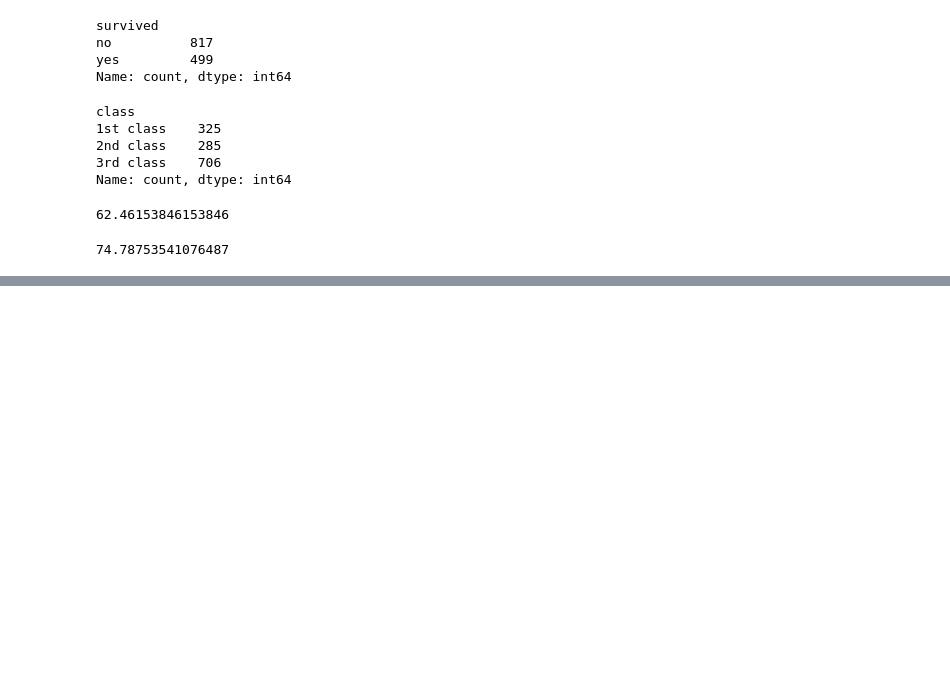
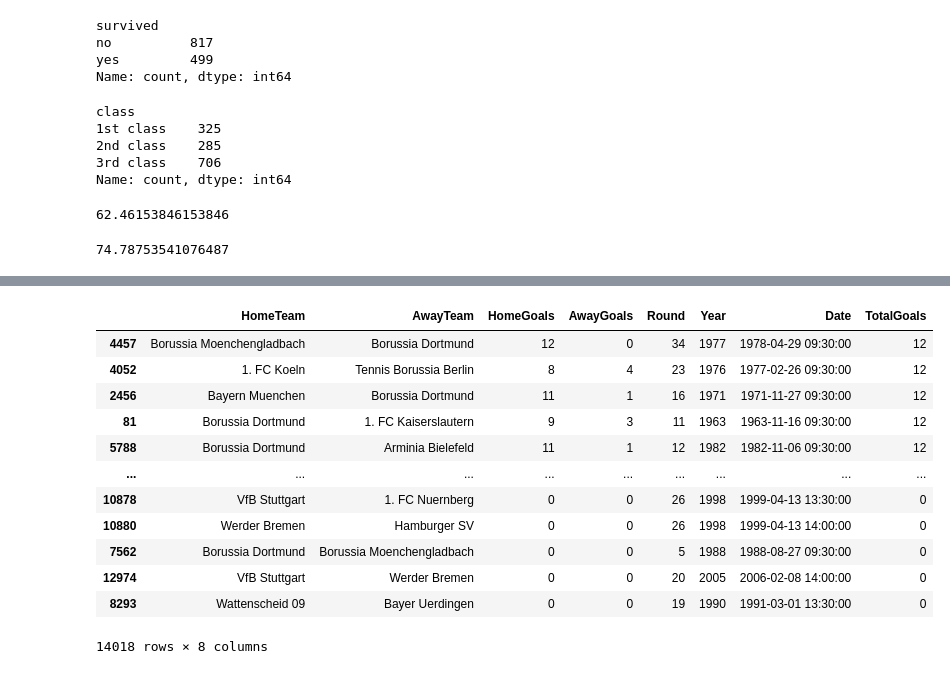
Before and after one commit to marinafreschi/Desafios-Pandas-WomakersCode, a Jupyter notebook: desafios-pandas.ipynb, the cells around one changed output, grey strips where cells are left out. Drawn from its saved outputs; the diff is of its cells as text; code cells hidden in the pictures; blank space fills up the shorter version.

```diff
--- a/desafios-pandas.ipynb
+++ b/desafios-pandas.ipynb
@@ -137,0 +174,16 @@ print(porcentagem_mortos_TC)                                       ### da a quan
+# %%
+bundesliga.sort_values(by='TotalGoals', ascending = False)     # sort_values ordenei a tabela a partir da coluna TotalGoals e coloquei ascending = false para deixar em ordem decrescente
+# %% [output]
+|  | HomeTeam | AwayTeam | HomeGoals | AwayGoals | Round | Year | Date | TotalGoals |
+| 4457 | Borussia Moenchengladbach | Borussia Dortmund | 12 | 0 | 34 | 1977 | 1978-04-29 09:30:00 | 12 |
+| 4052 | 1. FC Koeln | Tennis Borussia Berlin | 8 | 4 | 23 | 1976 | 1977-02-26 09:30:00 | 12 |
+| 2456 | Bayern Muenchen | Borussia Dortmund | 11 | 1 | 16 | 1971 | 1971-11-27 09:30:00 | 12 |
+| 81 | Borussia Dortmund | 1. FC Kaiserslautern | 9 | 3 | 11 | 1963 | 1963-11-16 09:30:00 | 12 |
+| 5788 | Borussia Dortmund | Arminia Bielefeld | 11 | 1 | 12 | 1982 | 1982-11-06 09:30:00 | 12 |
+| ... | ... | ... | ... | ... | ... | ... | ... | ... |
+| 10878 | VfB Stuttgart | 1. FC Nuernberg | 0 | 0 | 26 | 1998 | 1999-04-13 13:30:00 | 0 |
+| 10880 | Werder Bremen | Hamburger SV | 0 | 0 | 26 | 1998 | 1999-04-13 14:00:00 | 0 |
+| 7562 | Borussia Dortmund | Borussia Moenchengladbach | 0 | 0 | 5 | 1988 | 1988-08-27 09:30:00 | 0 |
+| 12974 | VfB Stuttgart | Werder Bremen | 0 | 0 | 20 | 2005 | 2006-02-08 14:00:00 | 0 |
+| 8293 | Wattenscheid 09 | Bayer Uerdingen | 0 | 0 | 19 | 1990 | 1991-03-01 13:30:00 | 0 |
+14018 rows × 8 columns
```
Also changed, not shown: parts of 5 cells of this notebook.
